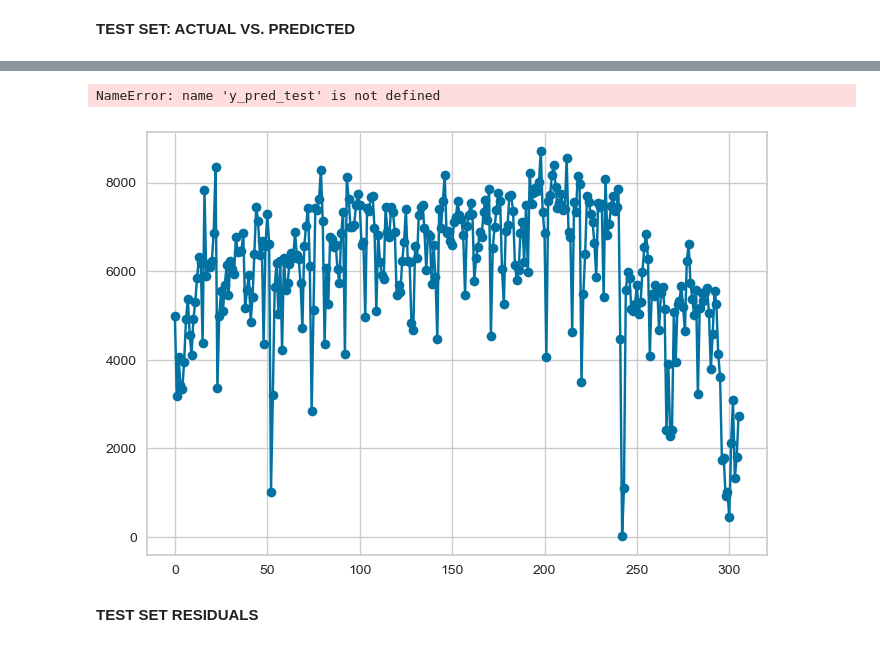
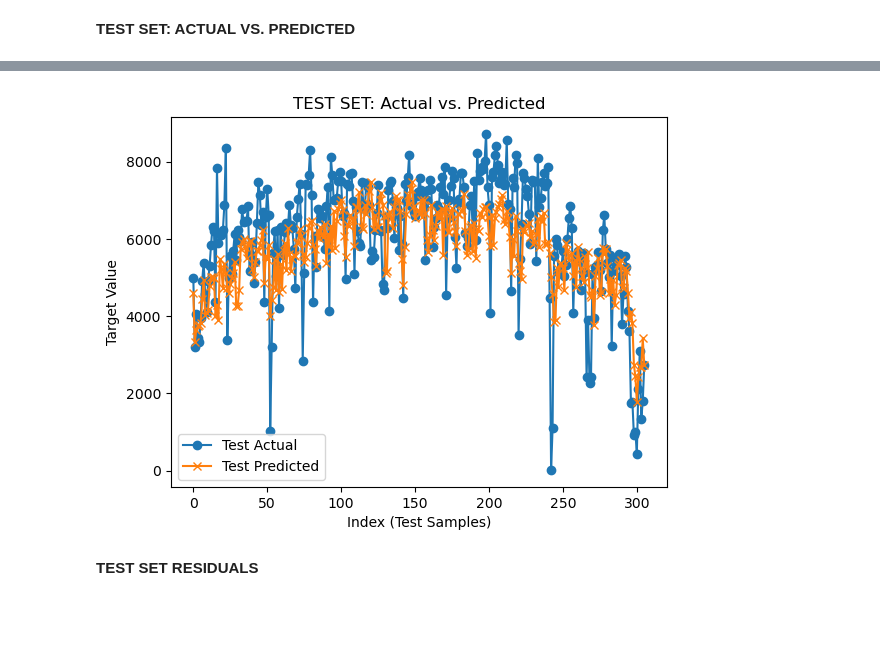
Before and after one commit to bayalams/msc-data-science-s2-ml, a Jupyter notebook: Projects/Project_1_Bike_Rental_Demand/02_ridge_regression_baseline.ipynb, the cells around one changed output, grey strips where cells are left out. Drawn from its saved outputs; the diff is of its cells as text; code cells hidden in the pictures; blank space fills up the shorter version.

Commit message:
Fix test prediction variables and regression plots

```diff
--- a/Projects/Project_1_Bike_Rental_Demand/02_ridge_regression_baseline.ipynb
+++ b/Projects/Project_1_Bike_Rental_Demand/02_ridge_regression_baseline.ipynb
@@ -213,7 +211,7 @@ class ExpandingWindowSplitRemainderTest(BaseCrossValidator):
 # %% [markdown]
 **LOAD DATA**
 # %%
-df_bike_model = pd.read_csv(FILE_PATH)
+df_bike_model = pd.read_csv("/Users/beatrizsaraiva/Documents/Semester 2/Machine Learning for MKT/Project 1. Regression/Data/Clean/bike_output.csv")
 df_bike_model['dteday'] = pd.to_datetime(df_bike_model['dteday'])
 df_bike_model.sort_values('dteday', inplace=True)
 # %%
@@ -687,16 +707,15 @@ final_plot
 # %%
 # Make sure you have y_test defined (the actual target values for your test set)
 plt.figure()
 plt.plot(range(len(y_test)), y_test, marker='o', label='Test Actual')
-plt.plot(range(len(y_test)), y_pred_test, marker='x', label='Test Predicted')
+plt.plot(range(len(y_test)), y_test_pred, marker='x', label='Test Predicted')
 plt.title("TEST SET: Actual vs. Predicted")
 plt.xlabel("Index (Test Samples)")
 plt.ylabel("Target Value")
 plt.legend()
 plt.show()
 # %% [output]
-NameError: name 'y_pred_test' is not defined
-[figure, old version]
+[figure, new version]
 # %% [markdown]
 **TEST SET RESIDUALS**
 # %%
```
Also changed, not shown: parts of 17 cells of this notebook.
